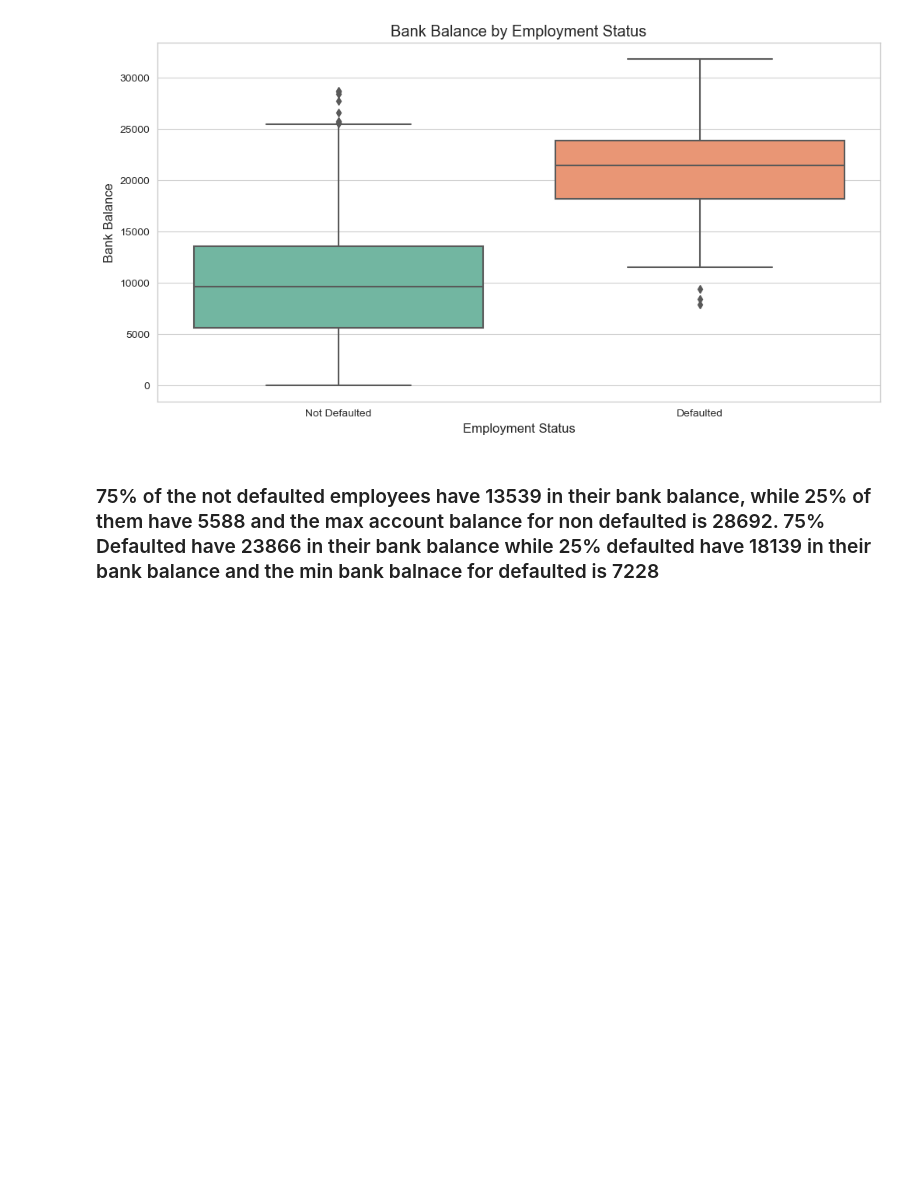
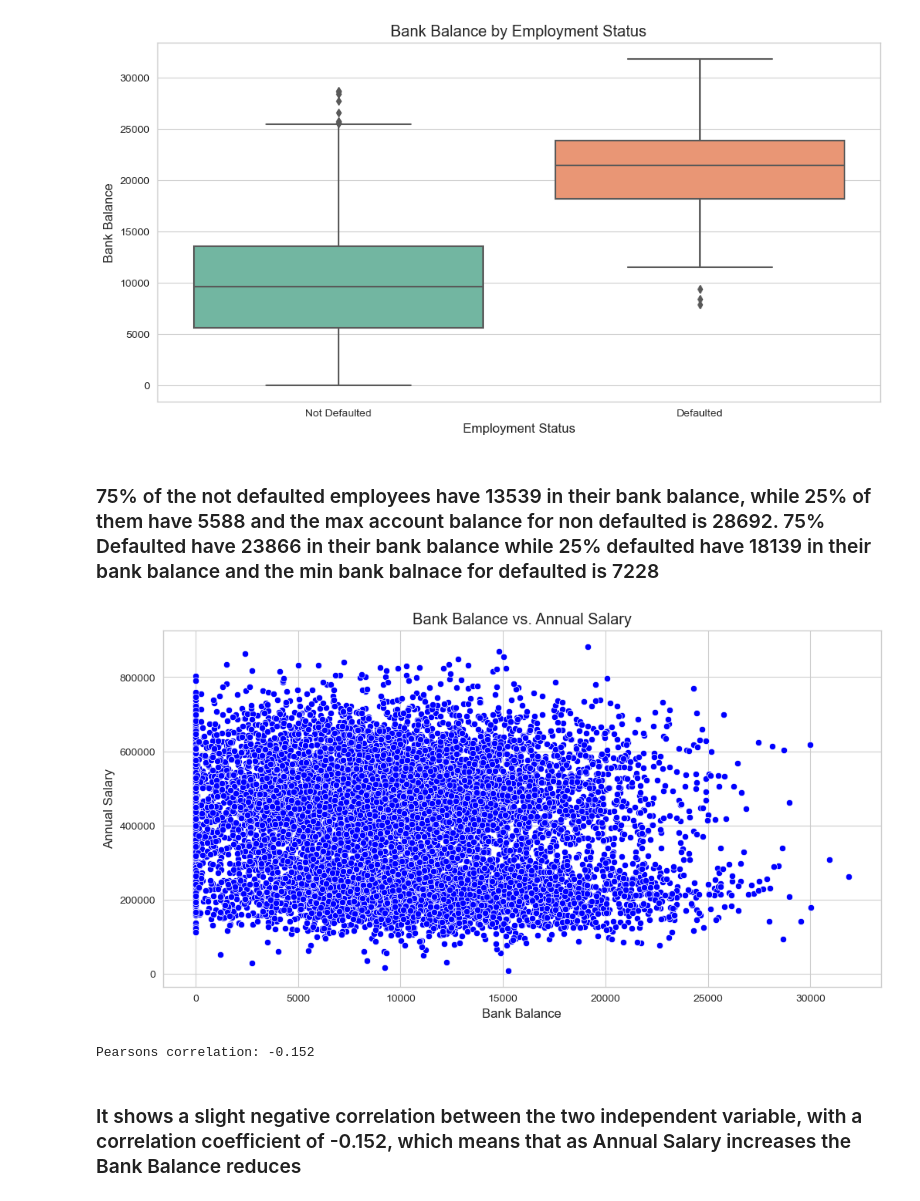
Before and after one commit to LoveRedemption/Loan_Default, a Jupyter notebook: Loan_Default.ipynb, the cells around one changed output. Drawn from its saved outputs; the diff is of its cells as text; code cells hidden in the pictures; blank space fills up the shorter version.

```diff
--- a/Loan_Default.ipynb
+++ b/Loan_Default.ipynb
@@ -280,3 +280,24 @@ plt.show()
 [figure]
 # %% [markdown]
 ### 75%  of the not defaulted employees have 13539 in their bank balance, while 25% of them have 5588 and the max account balance for non defaulted is 28692. 75% Defaulted have 23866 in their bank balance while 25% defaulted have 18139 in their bank balance and the min bank balnace for defaulted is 7228
+# %%
+# Correlation between Bank Balance and Annual Salary
+sns.set_style('whitegrid')
+plt.figure(figsize=(12, 6))
+sns.scatterplot(x='Bank Balance', y='Annual Salary', data=df, color='blue')
+
+plt.title('Bank Balance vs. Annual Salary')
+plt.xlabel('Bank Balance')
+plt.ylabel('Annual Salary')
+
+# Display the plot
+plt.show()
+
+# Add Pearson correlation to the plot
+corr = df['Bank Balance'].corr(df['Annual Salary'])
+print('Pearsons correlation: %.3f' % corr)
+# %% [output]
+[figure, added]
+Pearsons correlation: -0.152
+# %% [markdown]
+### It shows a slight negative correlation between the two independent variable, with a correlation coefficient of -0.152, which means that as Annual Salary increases the Bank Balance reduces
```
